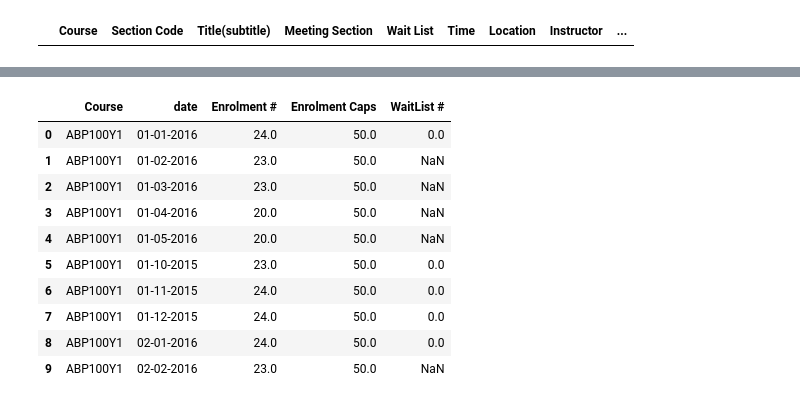
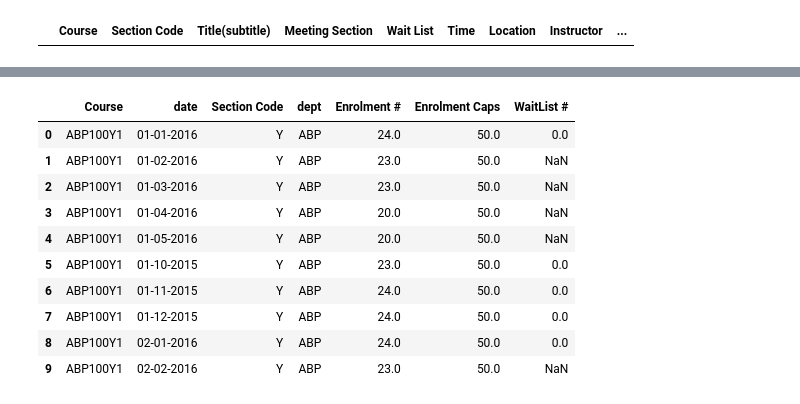
Before and after one commit to FinnLandLab/Python-Data-Analysis-On-Course-Enrolment, a Jupyter notebook: analysis_notebook.ipynb, the cells around one changed output, grey strips where cells are left out. Saved outputs shown, nothing was run; the diff lists cells and outputs as text; code cells hidden in the pictures.

```diff
--- a/analysis_notebook.ipynb
+++ b/analysis_notebook.ipynb
@@ -91,13 +93,13 @@ for path in path_list:
     temp_df = pd.read_csv(path, header=0, index_col=None)
 
     # Add the date column to the DataFrame
-    temp_df['date'] = path.split('/')[1]
+    temp_df['date'] = path.split('\\')[1]
 
     df_list.append(temp_df)
 
 
 combined_df = pd.concat(df_list)
-combined_df.to_csv("combined_data2.csv", index=False)
+combined_df.to_csv("combined_data.csv", index=False)
 # %%
 # Table might have a couple extra columns due to slight column name differences between tables. We only care about
 # the enrolment numbers, and the column names were consistent for all tables.
@@ -119,7 +120,7 @@ len(combined_df)
 # Remove unneeded columns. Since there are a lot of columns, it's easier to simply select the columns that we need
 # Creating a new DataFrame since it took a couple minutes to generate the previous one.
 
-needed_cols = ['Course', 'Enrolment #', 'Enrolment Caps', 'WaitList #', 'date']
+needed_cols = ['Course', 'Section Code', 'Meeting Section', 'Enrolment #', 'Enrolment Caps', 'WaitList #', 'date']
 new_df = combined_df[needed_cols]
 new_df.head()
 # %% [output]
@@ -162,7 +163,7 @@ len(new_df)
 
 # Lets replace all the NaN values in the Course column with the first non-NaN value above it to get a correct
 # representation of the data.
-new_df['Course'].fillna(method='ffill', inplace=True)
+new_df[['Course', 'Section Code', 'Meeting Section']] = new_df[['Course', 'Section Code', 'Meeting Section']].fillna(method='ffill')
 
 new_df.head(10)
 # %% [output]
@@ -179,0 +181,4 @@ new_df.head(10)
+# %%
+# Add new column that has department for each course
+new_df['dept'] = new_df['Course'].str[:3]
+new_df.head(10)
@@ -180,23 +197,23 @@ new_df.head(10)
 # %%
 # Lets now group the rows by course so there is only one row per course. All sections of the courses get grouped
 # together.
 
-grouped_df = new_df.groupby(['Course', 'date']).sum()
-grouped_df.reset_index(level=[0,1], inplace=True)
+grouped_df = new_df.groupby(['Course', 'date', 'Section Code', 'dept']).sum()
+grouped_df.reset_index(level=[0,1, 2, 3], inplace=True)
 
 grouped_df.head(10)
 # %% [output]
-|  | Course | date | Enrolment # | Enrolment Caps | WaitList # |
-| 0 | ABP100Y1 | 01-01-2016 | 24.0 | 50.0 | 0.0 |
-| 1 | ABP100Y1 | 01-02-2016 | 23.0 | 50.0 | NaN |
-| 2 | ABP100Y1 | 01-03-2016 | 23.0 | 50.0 | NaN |
-| 3 | ABP100Y1 | 01-04-2016 | 20.0 | 50.0 | NaN |
-| 4 | ABP100Y1 | 01-05-2016 | 20.0 | 50.0 | NaN |
-| 5 | ABP100Y1 | 01-10-2015 | 23.0 | 50.0 | 0.0 |
-| 6 | ABP100Y1 | 01-11-2015 | 24.0 | 50.0 | 0.0 |
-| 7 | ABP100Y1 | 01-12-2015 | 24.0 | 50.0 | 0.0 |
-| 8 | ABP100Y1 | 02-01-2016 | 24.0 | 50.0 | 0.0 |
-| 9 | ABP100Y1 | 02-02-2016 | 23.0 | 50.0 | NaN |
+|  | Course | date | Section Code | dept | Enrolment # | Enrolment Caps | WaitList # |
+| 0 | ABP100Y1 | 01-01-2016 | Y | ABP | 24.0 | 50.0 | 0.0 |
+| 1 | ABP100Y1 | 01-02-2016 | Y | ABP | 23.0 | 50.0 | NaN |
+| 2 | ABP100Y1 | 01-03-2016 | Y | ABP | 23.0 | 50.0 | NaN |
+| 3 | ABP100Y1 | 01-04-2016 | Y | ABP | 20.0 | 50.0 | NaN |
+| 4 | ABP100Y1 | 01-05-2016 | Y | ABP | 20.0 | 50.0 | NaN |
+| 5 | ABP100Y1 | 01-10-2015 | Y | ABP | 23.0 | 50.0 | 0.0 |
+| 6 | ABP100Y1 | 01-11-2015 | Y | ABP | 24.0 | 50.0 | 0.0 |
+| 7 | ABP100Y1 | 01-12-2015 | Y | ABP | 24.0 | 50.0 | 0.0 |
+| 8 | ABP100Y1 | 02-01-2016 | Y | ABP | 24.0 | 50.0 | 0.0 |
+| 9 | ABP100Y1 | 02-02-2016 | Y | ABP | 23.0 | 50.0 | NaN |
 # %%
 # Total number of rows
 len(grouped_df)
```
Also changed, not shown: parts of 25 cells of this notebook.
